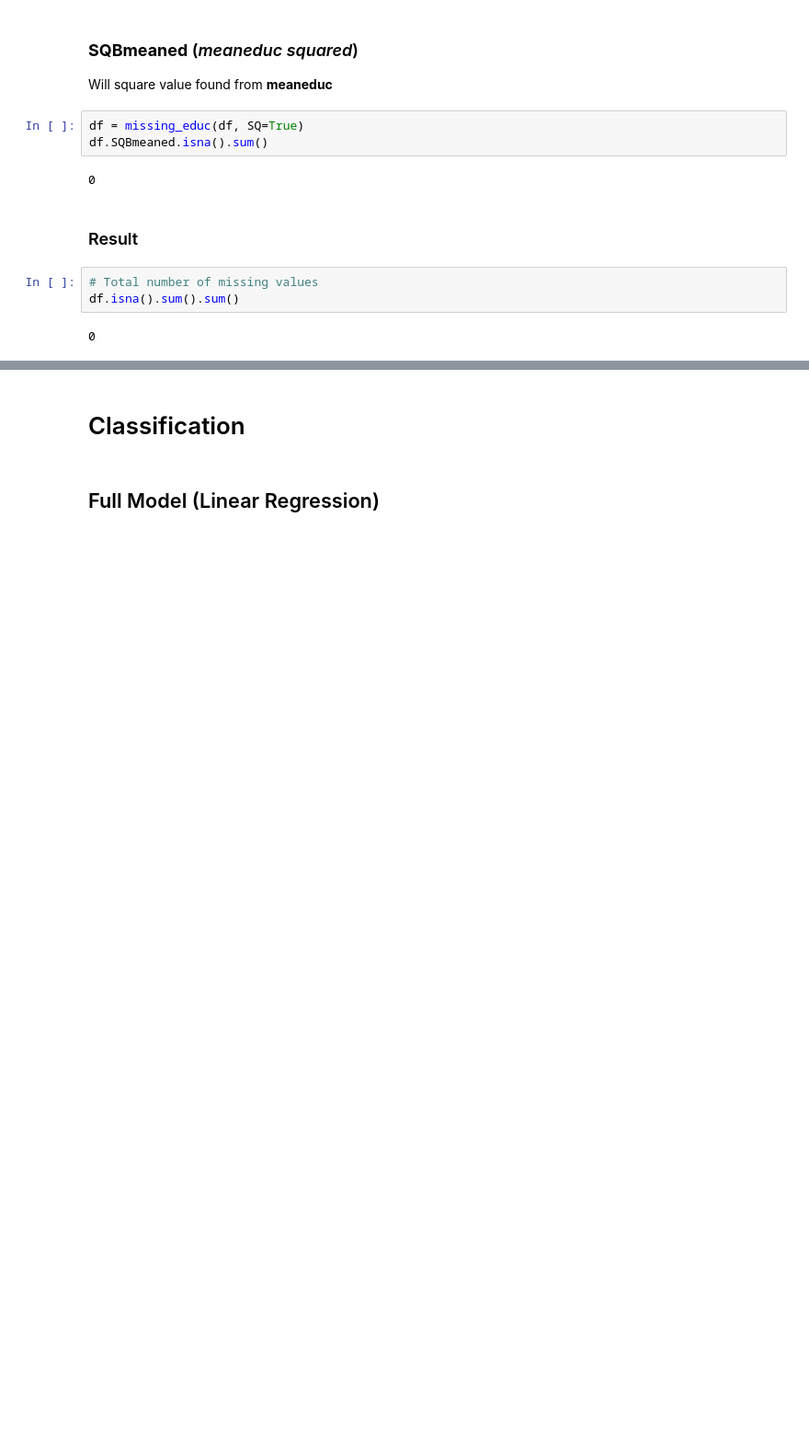
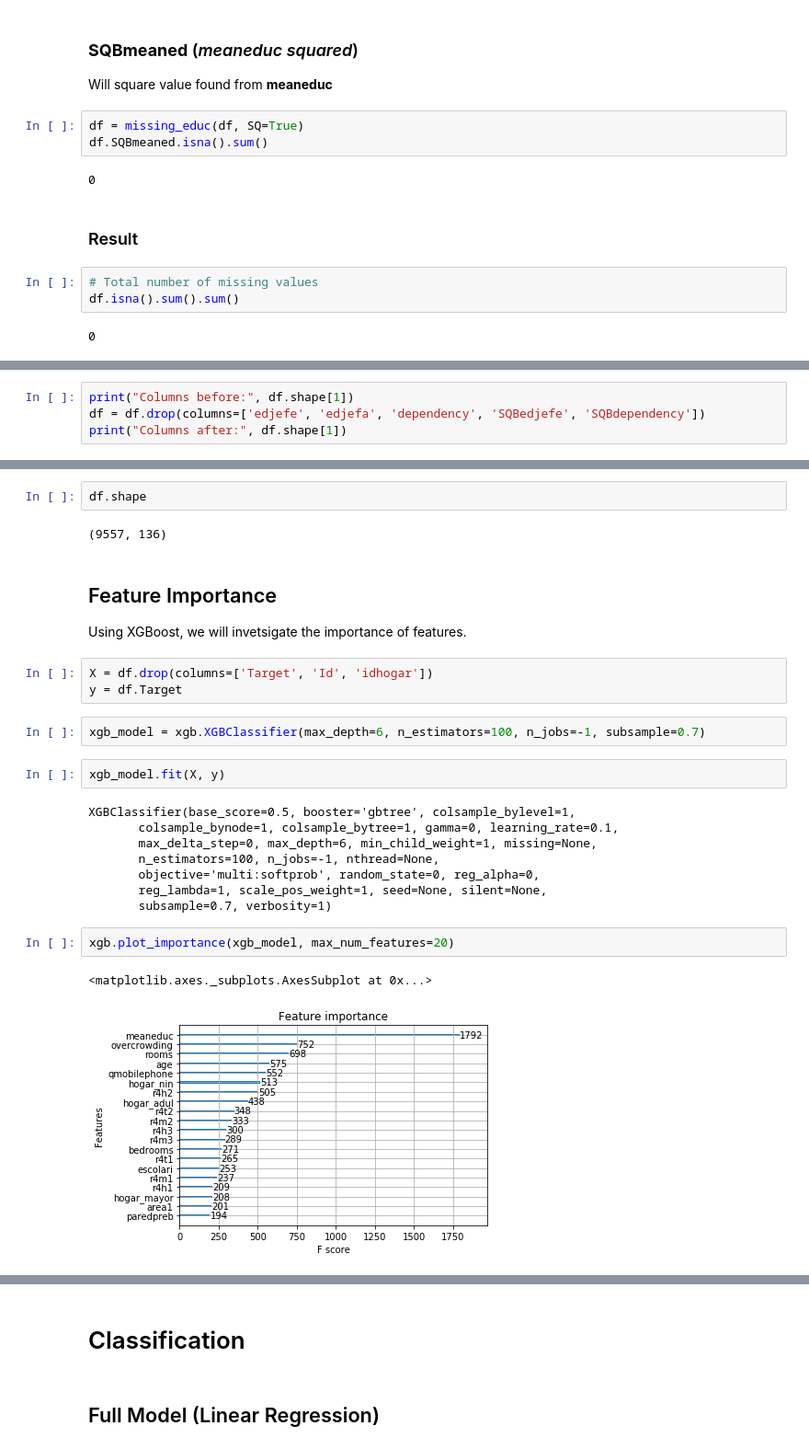
Before and after one commit to nemasobhani/Kaggle-Costa-Rican-Poverty-Prediction, a Jupyter notebook: master_report.ipynb, the cells around one changed output, grey strips where cells are left out. Shown: that part at 92% size. Saved outputs shown, nothing was run; the diff lists cells and outputs as text; blank space fills up the shorter version.

Commit message:
Cleaning and model setup with David.

```diff
--- a/master_report.ipynb
+++ b/master_report.ipynb
@@ -441,0 +458,4 @@ df.isna().sum().sum()
+# %%
+print("Columns before:", df.shape[1])
+df = df.drop(columns=['edjefe', 'edjefa', 'dependency', 'SQBedjefe', 'SQBdependency'])
+print("Columns after:", df.shape[1])
@@ -441,0 +508,28 @@ df.isna().sum().sum()
+# %%
+df.shape
+# %% [output]
+(9557, 136)
+# %% [markdown]
+## Feature Importance
+
+Using XGBoost, we will invetsigate the importance of features.
+# %%
+X = df.drop(columns=['Target', 'Id', 'idhogar'])
+y = df.Target
+# %%
+xgb_model = xgb.XGBClassifier(max_depth=6, n_estimators=100, n_jobs=-1, subsample=0.7)
+# %%
+xgb_model.fit(X, y)
+# %% [output]
+XGBClassifier(base_score=0.5, booster='gbtree', colsample_bylevel=1,
+       colsample_bynode=1, colsample_bytree=1, gamma=0, learning_rate=0.1,
+       max_delta_step=0, max_depth=6, min_child_weight=1, missing=None,
+       n_estimators=100, n_jobs=-1, nthread=None,
+       objective='multi:softprob', random_state=0, reg_alpha=0,
+       reg_lambda=1, scale_pos_weight=1, seed=None, silent=None,
+       subsample=0.7, verbosity=1)
+# %%
+xgb.plot_importance(xgb_model, max_num_features=20)
+# %% [output]
+<matplotlib.axes._subplots.AxesSubplot at 0x...>
+[figure, added]
```
Also changed, not shown: parts of 15 cells of this notebook.
